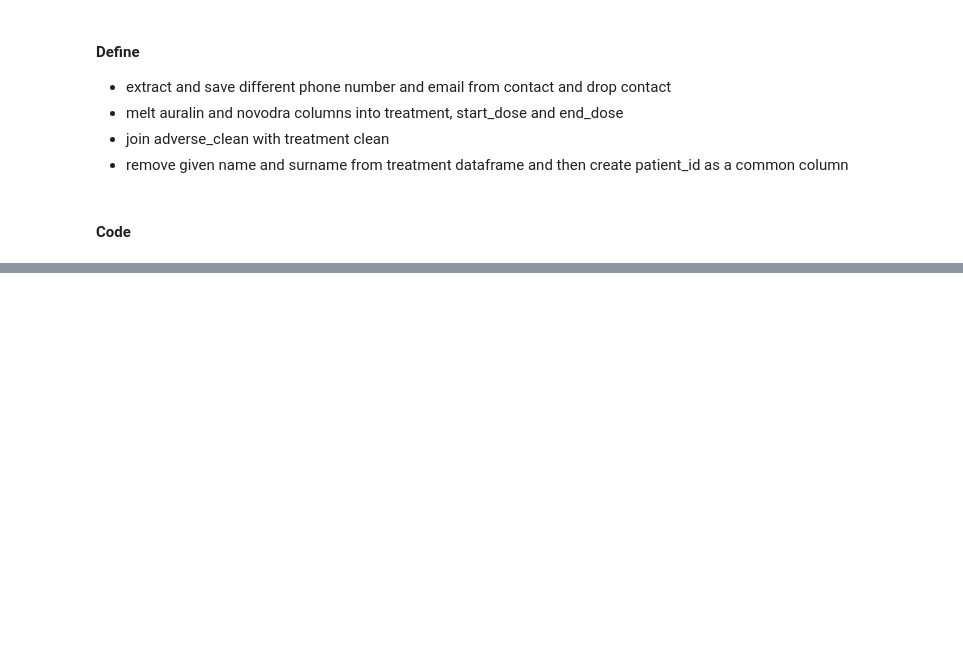
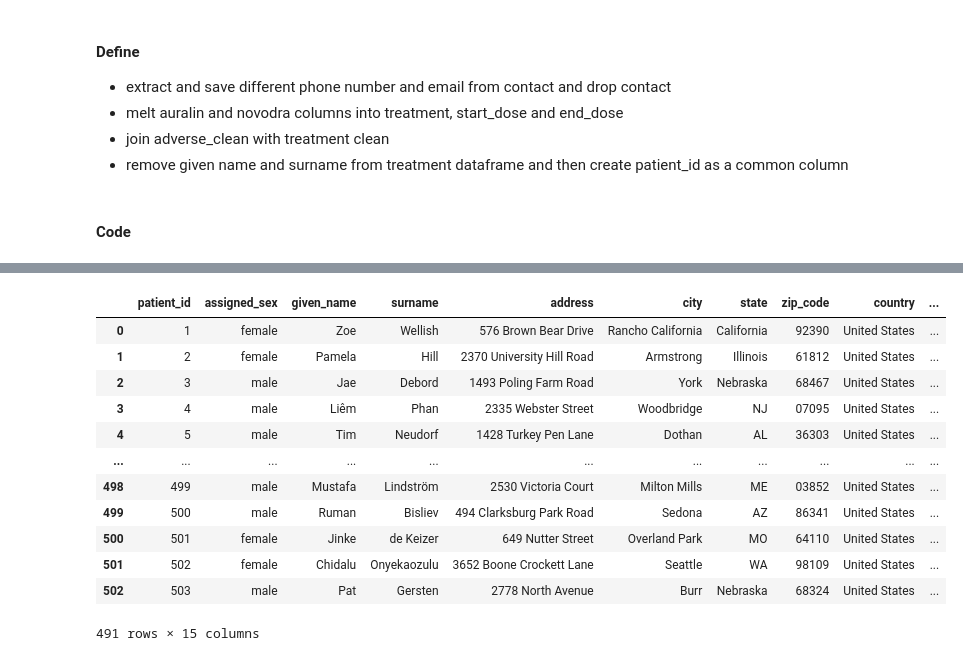
Before and after one commit to Bankrid/Auralin-Data-Analysis, a Jupyter notebook: Auralin.ipynb, the cells around one changed output, grey strips where cells are left out. Cells and saved outputs as stored; diff of their text form; code cells hidden in the pictures; blank space fills up the shorter version.

Commit message:
Data wranginling: cleaning second commit

```diff
--- a/Auralin.ipynb
+++ b/Auralin.ipynb
@@ -361,3 +357,6 @@ patient_clean.address.dropna(inplace = True)
+# %%
+# drop records of the patients without demographic info in the patient_clean
+patient_clean.dropna(subset = ['address'], inplace = True)
 # %% [markdown]
 #### Test
 # %%
@@ -500,0 +511,15 @@ treatment_dff
+# %%
+# convert assigned_sex datatype to category
+patient_clean['assigned_sex'] = patient_clean['assigned_sex'].astype('category')
+# %%
+# convert zip_code datatype to object and pad it will leading zero to make it five digits
+# convert zip_code datatype to object
+
+patient_clean['zip_code'] = patient_clean['zip_code'].astype('int')
+
+# pad zip_code with leading zero to make it five digits
+patient_clean['zip_code'] = patient_clean['zip_code'].astype(str).str.pad(5, fillchar = '0')
+# %%
+# change birthdate datatype to datetime
+
+patient_clean.birthdate = pd.to_datetime(patient_clean.birthdate)
@@ -500,0 +548,16 @@ treatment_dff
+# %%
+patient_clean
+# %% [output]
+|  | patient_id | assigned_sex | given_name | surname | address | city | state | zip_code | country | ... |
+| 0 | 1 | female | Zoe | Wellish | 576 Brown Bear Drive | Rancho California | California | 92390 | United States | ... |
+| 1 | 2 | female | Pamela | Hill | 2370 University Hill Road | Armstrong | Illinois | 61812 | United States | ... |
+| 2 | 3 | male | Jae | Debord | 1493 Poling Farm Road | York | Nebraska | 68467 | United States | ... |
+| 3 | 4 | male | Liêm | Phan | 2335 Webster Street | Woodbridge | NJ | 07095 | United States | ... |
+| 4 | 5 | male | Tim | Neudorf | 1428 Turkey Pen Lane | Dothan | AL | 36303 | United States | ... |
+| ... | ... | ... | ... | ... | ... | ... | ... | ... | ... | ... |
+| 498 | 499 | male | Mustafa | Lindström | 2530 Victoria Court | Milton Mills | ME | 03852 | United States | ... |
+| 499 | 500 | male | Ruman | Bisliev | 494 Clarksburg Park Road | Sedona | AZ | 86341 | United States | ... |
+| 500 | 501 | female | Jinke | de Keizer | 649 Nutter Street | Overland Park | MO | 64110 | United States | ... |
+| 501 | 502 | female | Chidalu | Onyekaozulu | 3652 Boone Crockett Lane | Seattle | WA | 98109 | United States | ... |
+| 502 | 503 | male | Pat | Gersten | 2778 North Avenue | Burr | Nebraska | 68324 | United States | ... |
+491 rows × 15 columns
```
Also changed, not shown: parts of 30 cells of this notebook.
